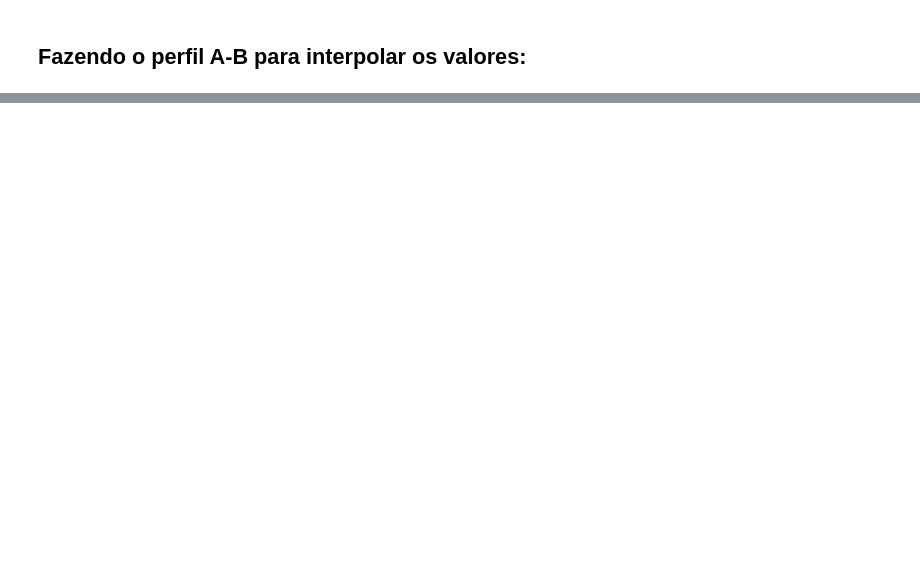
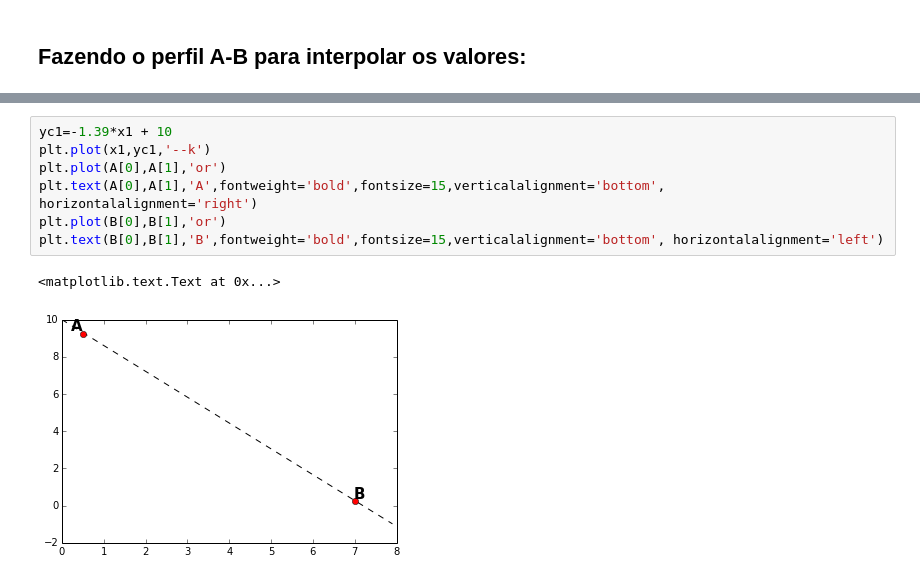
Before and after one commit to dIOGOLOC/exercicios_mestrado, a Jupyter notebook: metodos_computacionais/interpolacao_ponderada.ipynb, the cells around one changed output, grey strips where cells are left out. Cells and saved outputs as stored; diff of their text form; blank space fills up the shorter version.

```diff
--- a/metodos_computacionais/interpolacao_ponderada.ipynb
+++ b/metodos_computacionais/interpolacao_ponderada.ipynb
@@ -109,0 +131,10 @@ size=0.1 #Como está em Km será 0.1 km = 100 m
+# %%
+yc1=-1.39*x1 + 10
+plt.plot(x1,yc1,'--k')
+plt.plot(A[0],A[1],'or')
+plt.text(A[0],A[1],'A',fontweight='bold',fontsize=15,verticalalignment='bottom', horizontalalignment='right')
+plt.plot(B[0],B[1],'or')
+plt.text(B[0],B[1],'B',fontweight='bold',fontsize=15,verticalalignment='bottom', horizontalalignment='left')
+# %% [output]
+<matplotlib.text.Text at 0x...>
+[figure, added]
```
Also changed, not shown: parts of 7 cells of this notebook.
